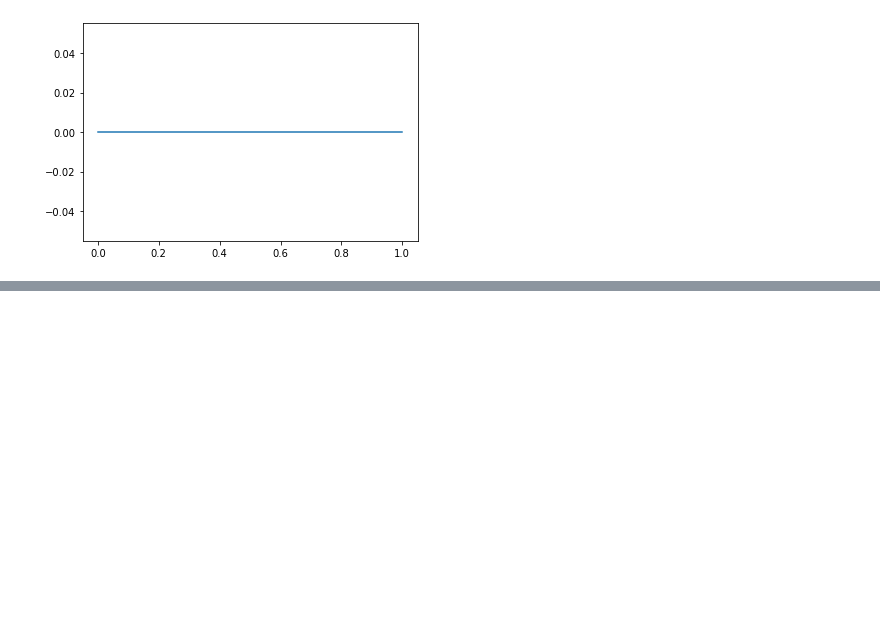
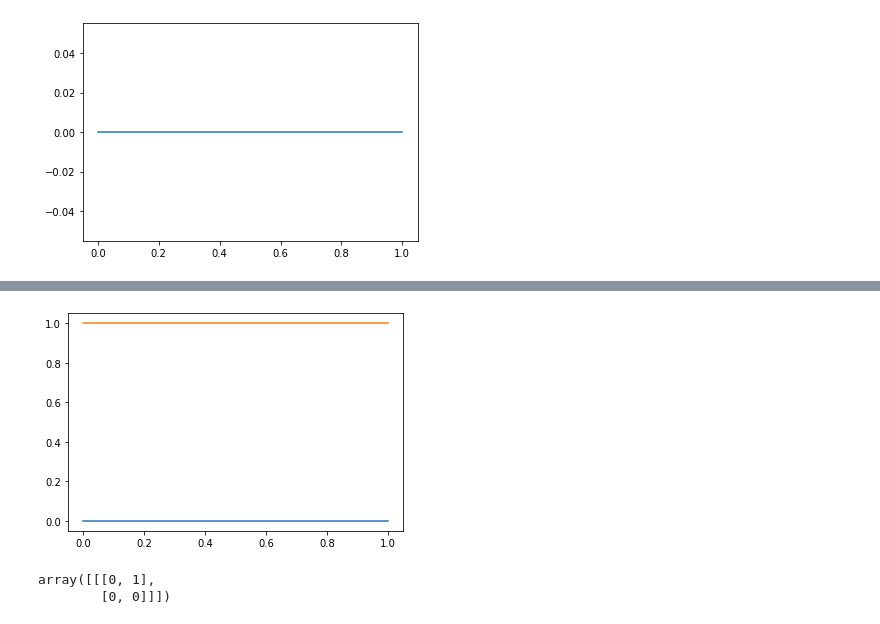
Before and after one commit to tylertastic/Project-3-FFTC, a Jupyter notebook: experiments.ipynb, the cells around one changed output, grey strips where cells are left out. Saved outputs shown, nothing was run; the diff lists cells and outputs as text; code cells hidden in the pictures; blank space fills up the shorter version.

```diff
--- a/experiments.ipynb
+++ b/experiments.ipynb
@@ -96,0 +149,6 @@ plt.plot(initiator[0], initiator[1])
+# %%
+plt.plot([0,1],[0,0])
+plt.plot([0,1],[1,1])
+plt.show()
+# %% [output]
+[figure, added]
@@ -96,0 +158,6 @@ plt.plot(initiator[0], initiator[1])
+# %%
+a.append(np.array(initiator))
+np.array(a)
+# %% [output]
+array([[[0, 1],
+        [0, 0]]])
```
Also changed, not shown: parts of 11 cells of this notebook, 1 other file.
